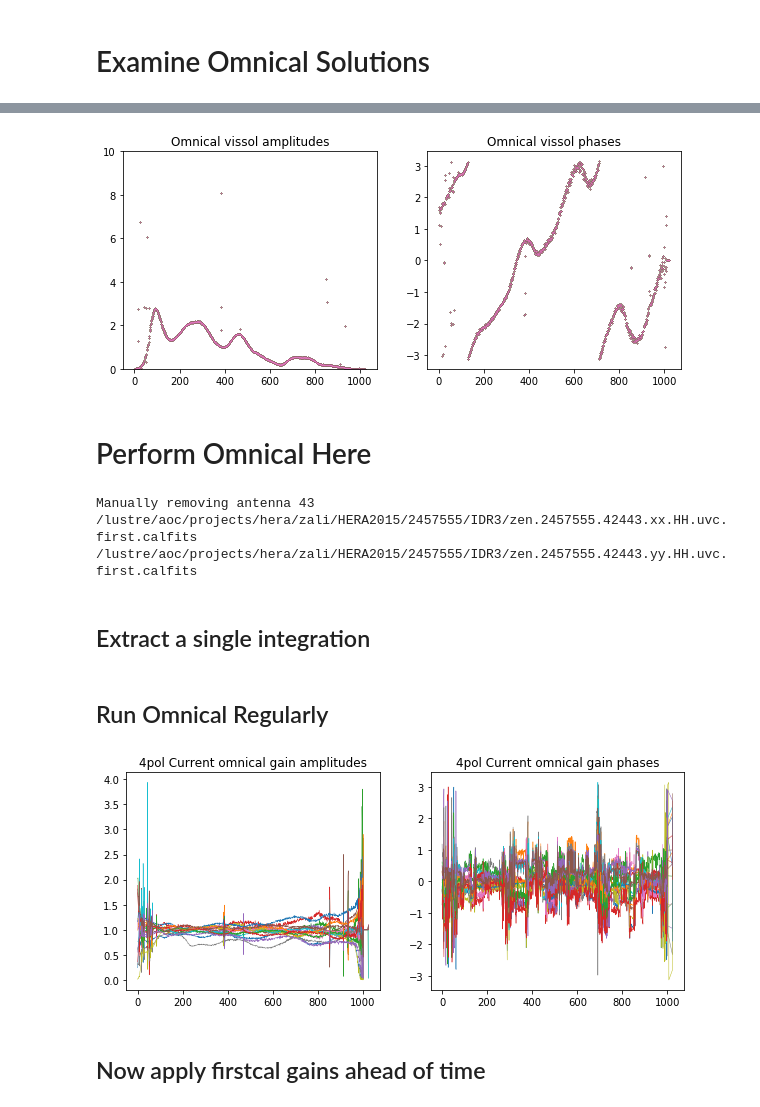
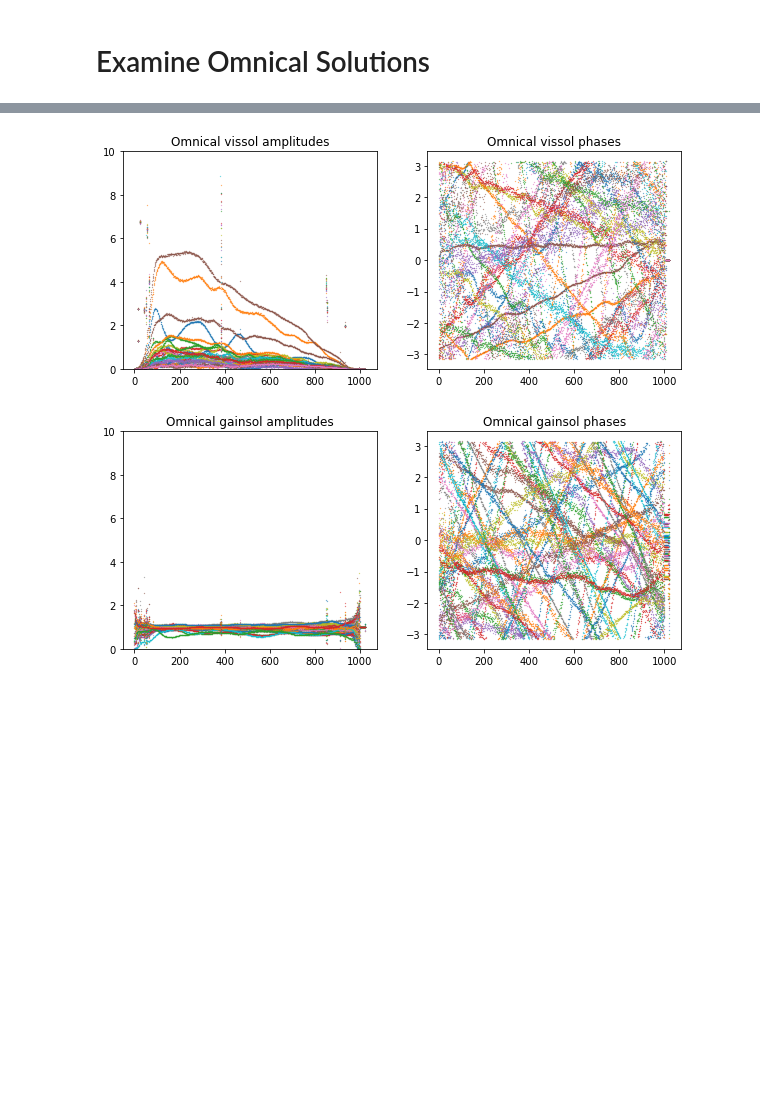
Before and after one commit to HERA-Team/hera_sandbox, a Jupyter notebook: jsd/Data_Inspection/HERA_IDR3_Inspection.ipynb, the cells around one changed output, grey strips where cells are left out. Saved outputs shown, nothing was run; the diff lists cells and outputs as text; code cells hidden in the pictures; blank space fills up the shorter version.

Commit message:
HERA 19 data inspection notebooks

```diff
--- a/jsd/Data_Inspection/HERA_IDR3_Inspection.ipynb
+++ b/jsd/Data_Inspection/HERA_IDR3_Inspection.ipynb
@@ -88,14 +90,15 @@ print am['dead_ants']
 []
 # %% [markdown]
 # Examine firstcal results
-# %%
-fc = UVCal()
-fc.read_calfits(fcFileList)
-fc_antpols = [aipy.miriad.pol2str[index][0] for index in fc.jones_array]
-fc_delays = {}
-for ip, antpol in enumerate(fc_antpols):
-    for ia, ant in enumerate(fc.ant_array):
-        fc_delays[(ant,antpol)] = fc.delay_array[ia,0,0,:,ip]
+# %%
+fc_results = {}
+fc_results['x'] = json.load(open(fc_results_FileList[0],'r'))
+fc_results['y'] = json.load(open(fc_results_FileList[1],'r'))
+fc_delays = {}
+for ant in ants:
+    for antpol in antpols:
+        if (ant,antpol) not in am['xants']:
+            fc_delays[(ant,antpol)] = np.array(fc_results[antpol]['delays'][str(ant)+antpol]).flatten()
 # %%
 plt.figure()
 for (ant,antpol), delays in fc_delays.items():
@@ -156,7 +159,7 @@ plt.colorbar()
 integration = 0
 plt.figure(figsize=(10,4))
 for (ant1, ant2) in vis.get_antpairs():
-    ant1, ant2 = 9,20
+#    ant1, ant2 = 9,20
     bl = (ant1, ant2, 'xx')
     plt.subplot(121)
     plt.plot(np.abs(vis.get_data(bl)[integration,:]), '.', ms=.5, label = bl)
@@ -166,33 +169,6 @@ for (ant1, ant2) in vis.get_antpairs():
     plt.subplot(122)
     plt.title('Omnical vissol phases')
     plt.plot(np.angle(data.get_data(bl)[integration,:]), '.', ms=.5)
+plt.savefig('test.png')
 # %% [output]
-[figure, old version]
+[figure, new version]
-# %% [markdown]
-# Perform Omnical Here
-# %%
-freqs = data.freq_array[0,:] / 1e9
-aa = utils.get_aa_from_calfile(freqs[0], calfile)
-ex_ants = list(set([ant[0] for ant in am['xants']]))
-ex_ants.append(43)
-print 'Manually removing antenna 43'
-info = omni.aa_to_info(aa, pols=['x','y'], ex_ants=ex_ants)
-#info = omni.aa_to_info(aa, pols=['x'], ex_ants=ex_ants) # this is for only running 1pol omnical
-_, g0, _, _ = omni.from_fits(fcFileList) #check and see if this is the same as aaron
-# also deal with antenna 43
-# %% [output]
-Manually removing antenna 43
-/lustre/aoc/projects/hera/zali/HERA2015/2457555/IDR3/zen.2457555.42443.xx.HH.uvc.first.calfits
-/lustre/aoc/projects/hera/zali/HERA2015/2457555/IDR3/zen.2457555.42443.yy.HH.uvc.first.calfits
-# %% [markdown]
-## Extract a single integration
-# %%
-datapack, wgtpack = firstcal.UVData_to_dict([data])
-for bl in datapack.keys():
-    for pol in datapack[bl].keys():
-        datapack[bl][pol] = np.array(datapack[bl][pol][0:1,:], dtype=np.complex64)
-for antpol in g0.keys():
-    for ant in g0[antpol].keys():
-        g0[antpol][ant] = np.array(g0[antpol][ant][0:1,:], dtype=np.complex64)
-# %% [markdown]
-## Run Omnical Regularly
@@ -205,13 +175,13 @@ g3, v3 = omni.remove_degen(info, g2, v2, g0, minV=False)
 # %%
+integration = 0
 plt.figure(figsize=(10,4))
-for ant in g3['x'].keys():
+for ant,antpol in oc_gains.keys():
     plt.subplot(121)
-    plt.plot(np.abs(g3['x'][ant][0,:] / g0['x'][ant][0,:]), '-', lw=.5)
-    plt.title('4pol Current omnical gain amplitudes')
+    plt.plot(np.abs(oc_gains[ant,antpol][:,integration]), '.', ms=.5, label = bl)
+    plt.title('Omnical gainsol amplitudes')
+    plt.ylim([1e-5,10])
     plt.subplot(122)
-    plt.title('4pol Current omnical gain phases')
-    plt.plot(np.angle(g3['x'][ant][0,:] / g0['x'][ant][0,:]), '-', lw=.5)
+    plt.title('Omnical gainsol phases')
+    plt.plot(np.angle(oc_gains[ant,antpol][:,integration]), '.', ms=.5)
 # %% [output]
-[figure, old version]
+[figure, new version]
-# %% [markdown]
-## Now apply firstcal gains ahead of time
```
Also changed, not shown: parts of 11 cells of this notebook, 1 other file.
